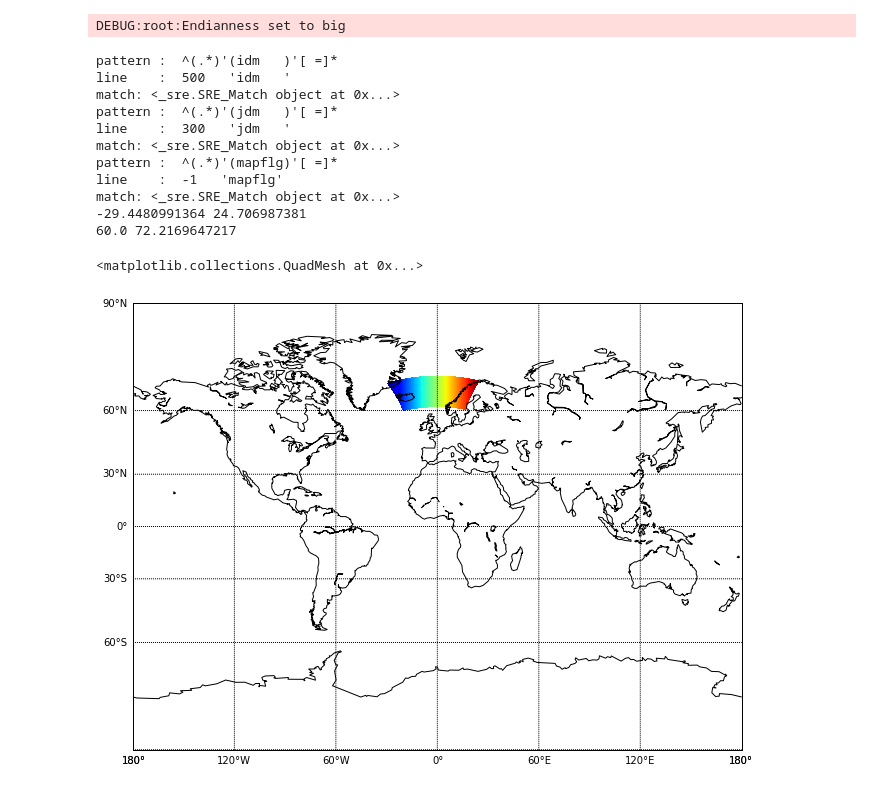
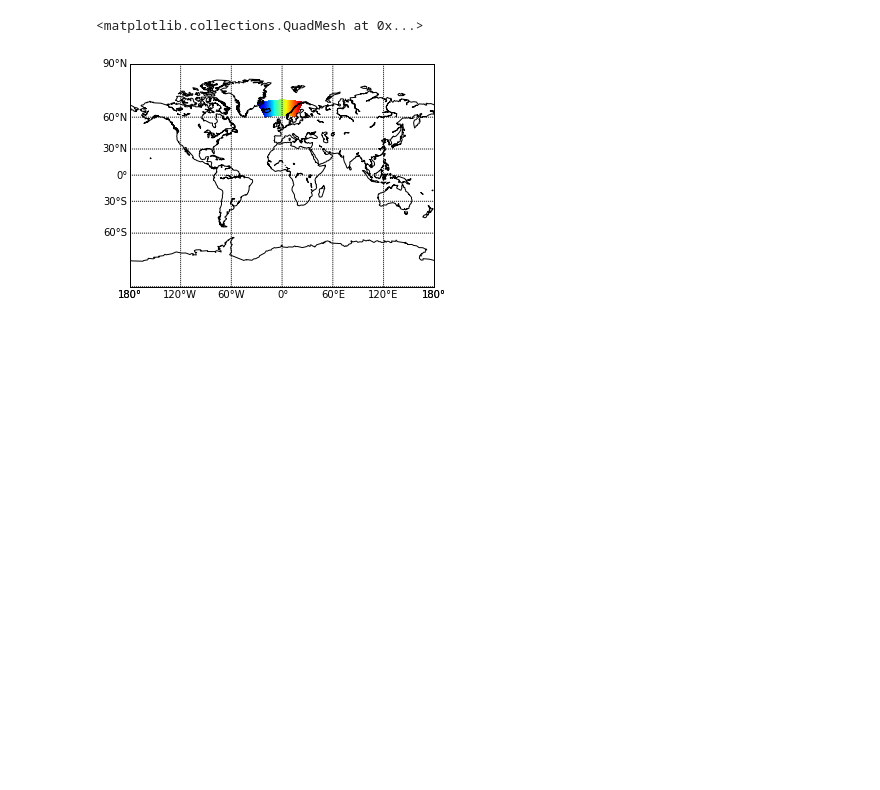
Before and after one commit to MostafaBakhoda/modeltools, a Jupyter notebook: Notebooks/grid_test.ipynb, the cells around one changed output. Saved outputs shown, nothing was run; the diff lists cells and outputs as text; code cells hidden in the pictures; blank space fills up the shorter version.

```diff
--- a/Notebooks/grid_test.ipynb
+++ b/Notebooks/grid_test.ipynb
@@ -131,28 +90,16 @@ OK
 # %%
 import numpy
 from mpl_toolkits.basemap import Basemap
-za = modeltools.hycom.io.ABFileRegionalGrid("regional.grid","r")
-lo = za.readfield("plon")
-la = za.readfield("plat")
+za = abfile.ABFileGrid("regional.grid","r")
+lo = za.read_field("plon")
+la = za.read_field("plat")
 m = Basemap(projection='mill')
 x,y=m(lo,la)
 m.drawcoastlines()
 m.drawmapboundary() # draw a line around the map region
 m.drawparallels(numpy.arange(-90.,120.,30.),labels=[1,0,0,0]) # draw parallels
 m.drawmeridians(numpy.arange(0.,420.,60.),labels=[0,0,0,1]) # draw meridians
 m.pcolormesh(x,y,lo)
 # %% [output]
-DEBUG:root:Endianness set to big
+<matplotlib.collections.QuadMesh at 0x...>
-pattern :  ^(.*)'(idm   )'[ =]*
-line    :  500   'idm   '
-match: <_sre.SRE_Match object at 0x...>
-pattern :  ^(.*)'(jdm   )'[ =]*
-line    :  300   'jdm   '
-match: <_sre.SRE_Match object at 0x...>
-pattern :  ^(.*)'(mapflg)'[ =]*
-line    :  -1   'mapflg'
-match: <_sre.SRE_Match object at 0x...>
--29.4480991364 24.706987381
-60.0 72.2169647217
-<matplotlib.collections.QuadMesh at 0x...>
-[figure, old version]
+[figure, new version]
```
Also changed, not shown: parts of 5 cells of this notebook, 2 other files.
